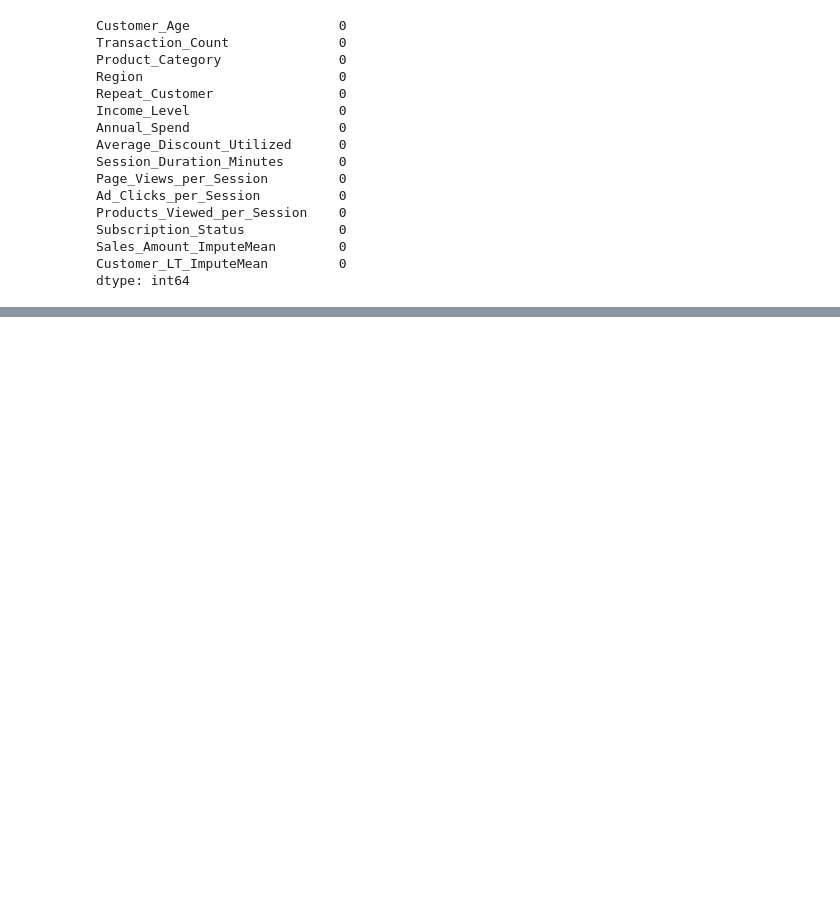
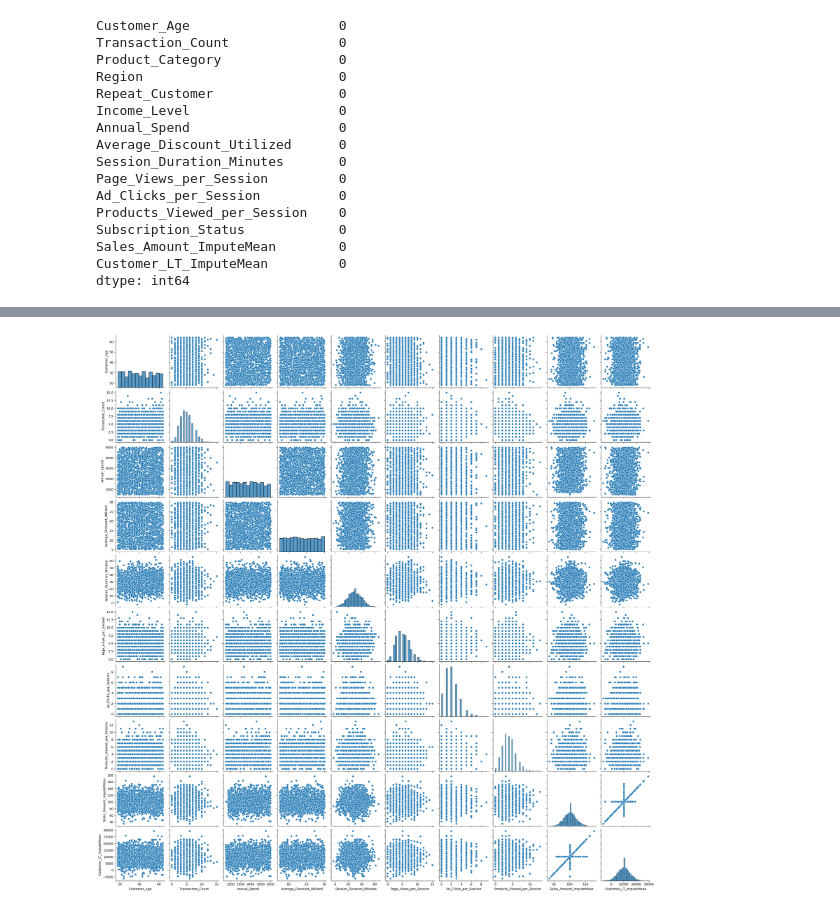
Before and after one commit to xiu-shi/DA_L7, a Jupyter notebook: L7_term2/visualization/CA2_visual_prep_v2.ipynb, the cells around one changed output, grey strips where cells are left out. Cells and saved outputs as stored; diff of their text form; code cells hidden in the pictures; blank space fills up the shorter version.

```diff
--- a/L7_term2/visualization/CA2_visual_prep_v2.ipynb
+++ b/L7_term2/visualization/CA2_visual_prep_v2.ipynb
@@ -151,0 +201,6 @@ df_ImputeMean.info()
+# %%
+## 4. Pair Plot ( this is interesting but overwhelming!! )
+sns.pairplot(df_ImputeMean)
+plt.show()
+# %% [output]
+[figure, added]
```
Also changed, not shown: parts of 4 cells of this notebook, 1 other file.
